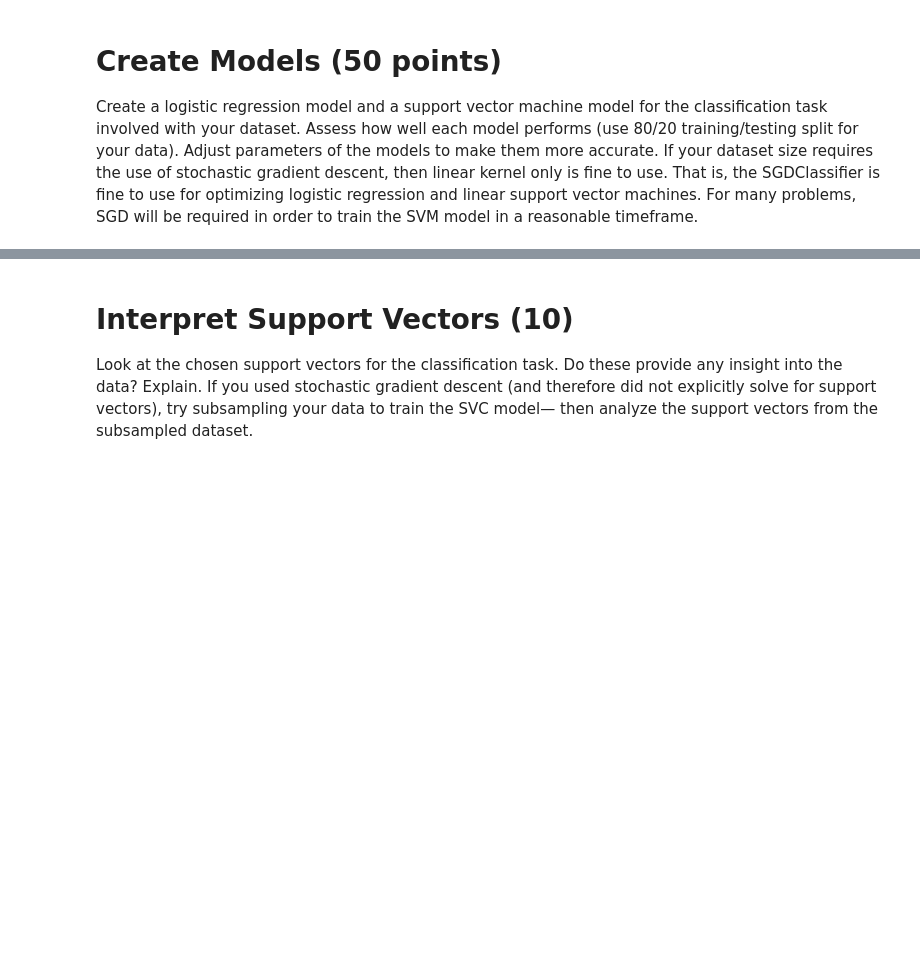
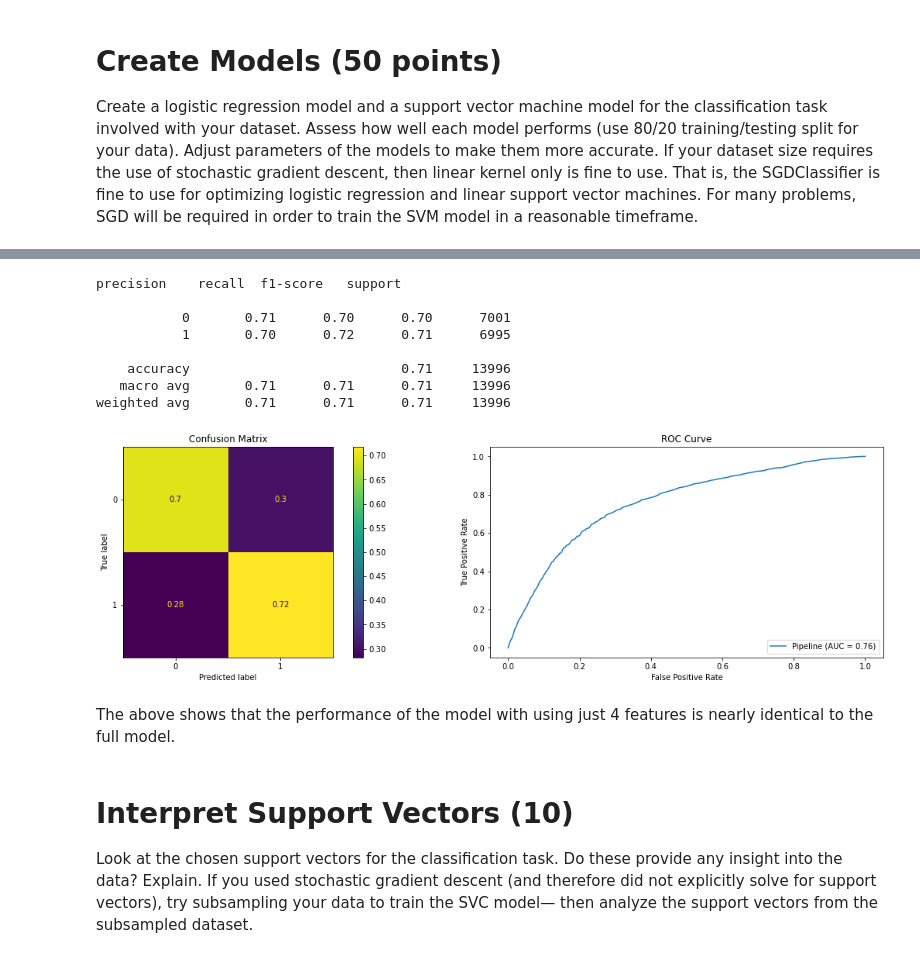
Before and after one commit to RobinsonCW/CardiovascularDiseaseClassification, a Jupyter notebook: src/objectives/mini-lab/CVD-LogReg-SVC-Mini-Lab.ipynb, the cells around one changed output, grey strips where cells are left out. Saved outputs shown, nothing was run; the diff lists cells and outputs as text; code cells hidden in the pictures; blank space fills up the shorter version.

```diff
--- a/src/objectives/mini-lab/CVD-LogReg-SVC-Mini-Lab.ipynb
+++ b/src/objectives/mini-lab/CVD-LogReg-SVC-Mini-Lab.ipynb
@@ -212,10 +68,0 @@ weighted avg       0.71      0.71      0.71     13996
-# %%
-scores = cross_val_score(logreg, X_train_std, y_train,
-                         scoring="roc_auc", cv=3)
-
-def display_scores(scores):
-    print("Scores:", scores.round(3))
-    print("Mean:", scores.mean().round(3))
-    print("Standard deviation:", scores.std().round(3))
-
-display_scores(scores)
@@ -454,3 +401,32 @@ plt.show()
+# %%
+y_pred = fit.predict(X_test)
+print(classification_report(y_test, y_pred))
+
+fig = plt.figure(1, figsize=(20, 5))
+
+chart_1 = fig.add_subplot(121)
+chart_2 = fig.add_subplot(122)
+
+# Pass Fitted Model, and our test sets, see how they do
+plot_confusion_matrix(pipe1, X_test, y_test, normalize='true', ax=chart_1)
+chart_1.set_title('Confusion Matrix')
+
+plot_roc_curve(pipe1, X_test, y_test, ax=chart_2)
+chart_2.set_title('ROC Curve')
+
+plt.show()
+# %% [output]
+precision    recall  f1-score   support
+
+           0       0.71      0.70      0.70      7001
+           1       0.70      0.72      0.71      6995
+
+    accuracy                           0.71     13996
+   macro avg       0.71      0.71      0.71     13996
+weighted avg       0.71      0.71      0.71     13996
+[figure, added]
+# %% [markdown]
+The above shows that the performance of the model with using just 4 features is nearly identical to the full model.
 # %% [markdown]
 # Interpret Support Vectors (10)
 
```
Also changed, not shown: parts of 57 cells of this notebook, 5 other files.
